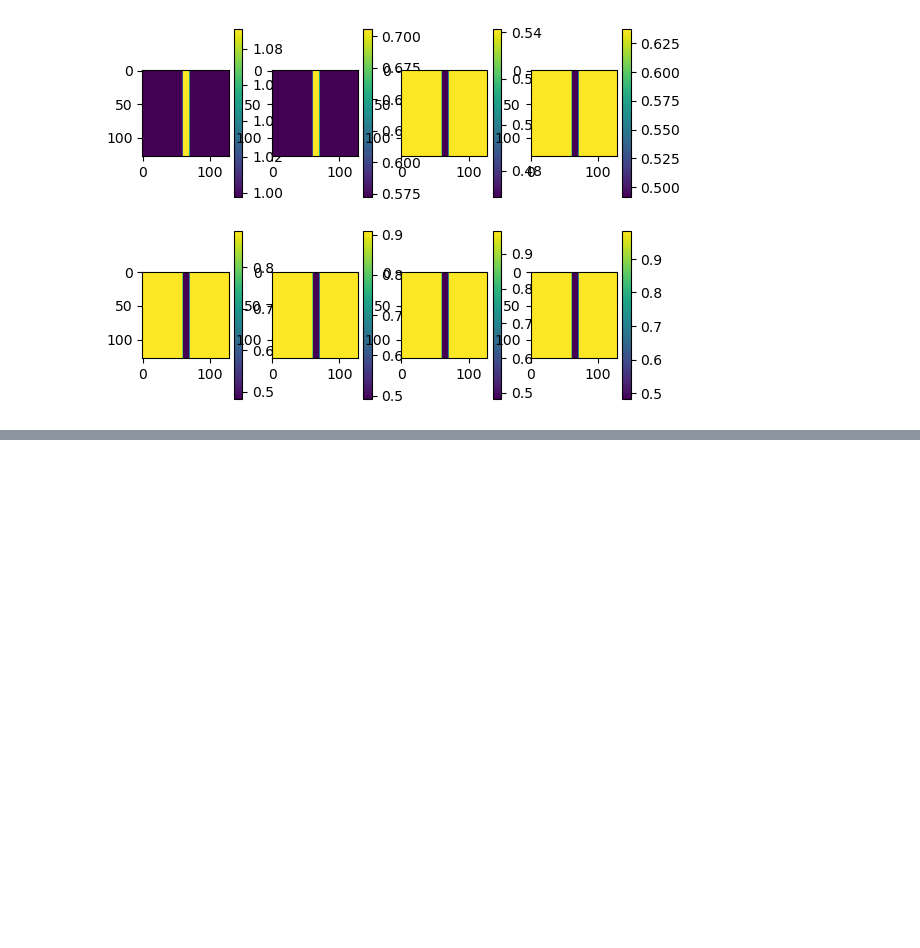
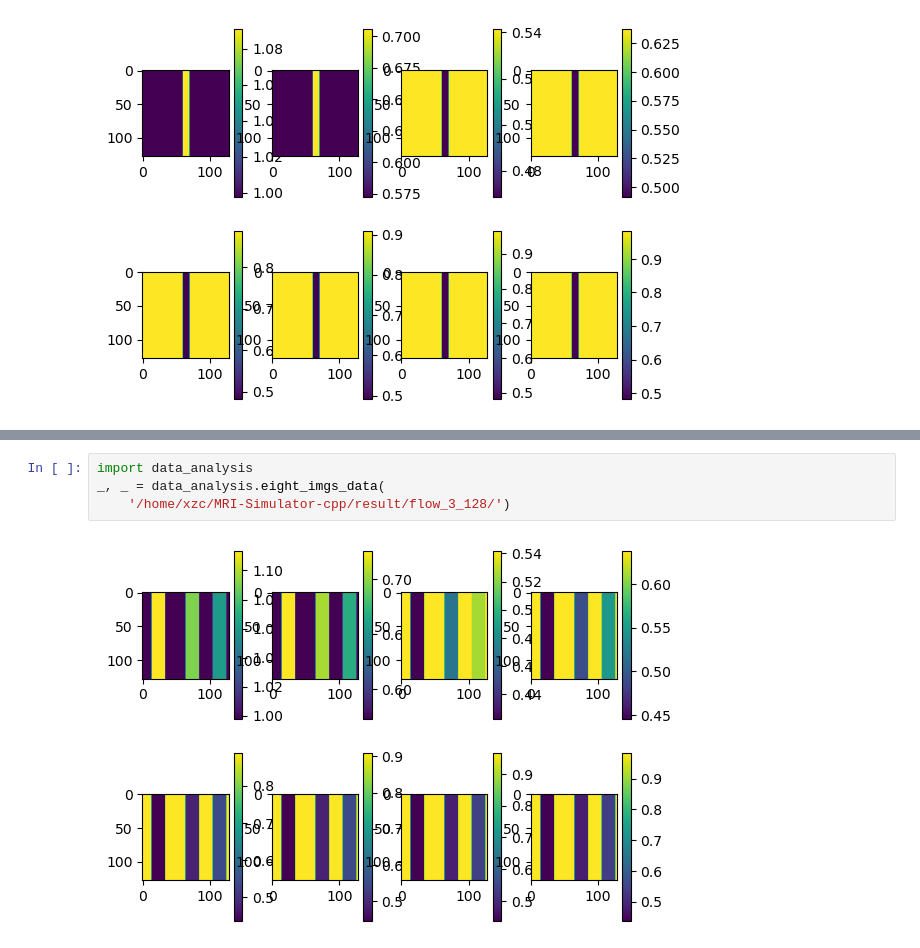
Before and after one commit to PepperXZC/MRI-Simulator-cpp, a Jupyter notebook: python/plot.ipynb, the cells around one changed output, grey strips where cells are left out. Cells and saved outputs as stored; diff of their text form; blank space fills up the shorter version.

```diff
--- a/python/plot.ipynb
+++ b/python/plot.ipynb
@@ -74,0 +93,6 @@ _, _ = data_analysis.eight_imgs_data('/home/xzc/MRI-Simulator-cpp/result/flow_12
+# %%
+import data_analysis
+_, _ = data_analysis.eight_imgs_data(
+    '/home/xzc/MRI-Simulator-cpp/result/flow_3_128/')
+# %% [output]
+[figure, added]
```
Also changed, not shown: parts of 2 cells of this notebook, 24 other files.
